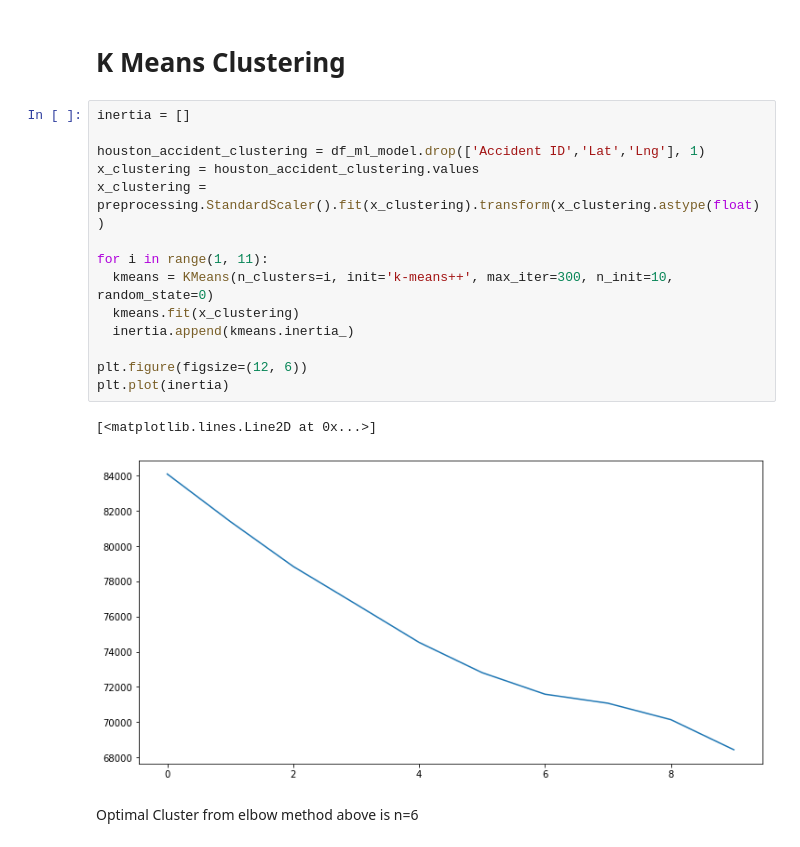
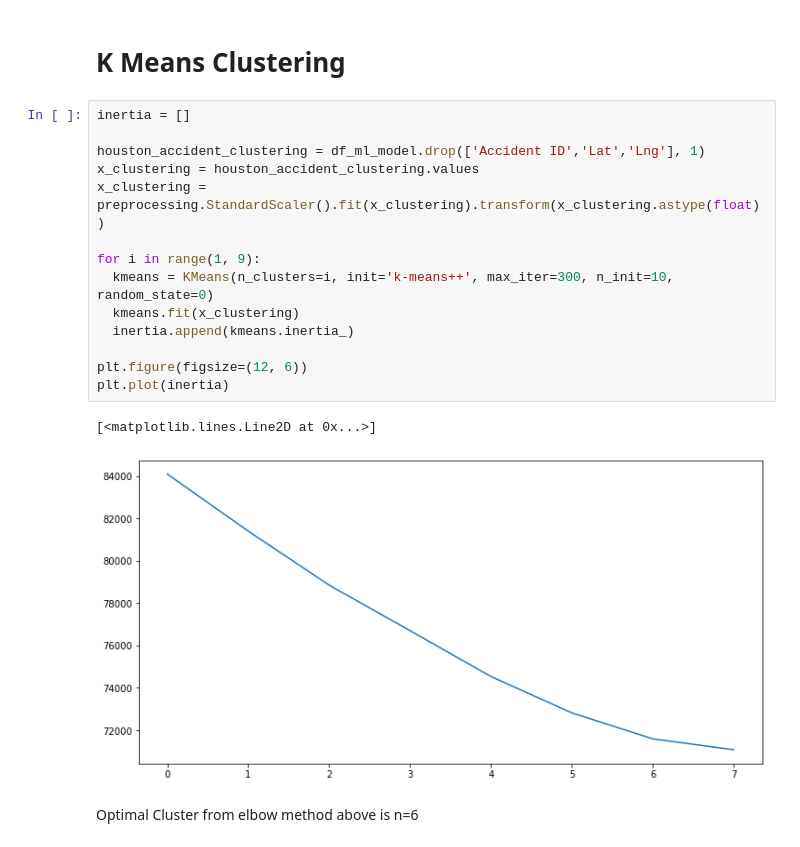
Before and after one commit to Kurakuratempur/Coursera_Capstone, a Jupyter notebook: Codes.ipynb, the cells around one changed output. Cells and saved outputs as stored; diff of their text form.

```diff
--- a/Codes.ipynb
+++ b/Codes.ipynb
@@ -587,20 +587,20 @@ print(df_ml_model.shape)
 # %%
 inertia = []
 
 houston_accident_clustering = df_ml_model.drop(['Accident ID','Lat','Lng'], 1)
 x_clustering = houston_accident_clustering.values
 x_clustering = preprocessing.StandardScaler().fit(x_clustering).transform(x_clustering.astype(float))
 
-for i in range(1, 11):
+for i in range(1, 9):
   kmeans = KMeans(n_clusters=i, init='k-means++', max_iter=300, n_init=10, random_state=0)
   kmeans.fit(x_clustering)
   inertia.append(kmeans.inertia_)
 
 plt.figure(figsize=(12, 6))
 plt.plot(inertia)
 # %% [output]
 [<matplotlib.lines.Line2D at 0x...>]
-[figure, old version]
+[figure, new version]
 # %% [markdown]
 Optimal Cluster from elbow method above is n=6
 # %%
```
